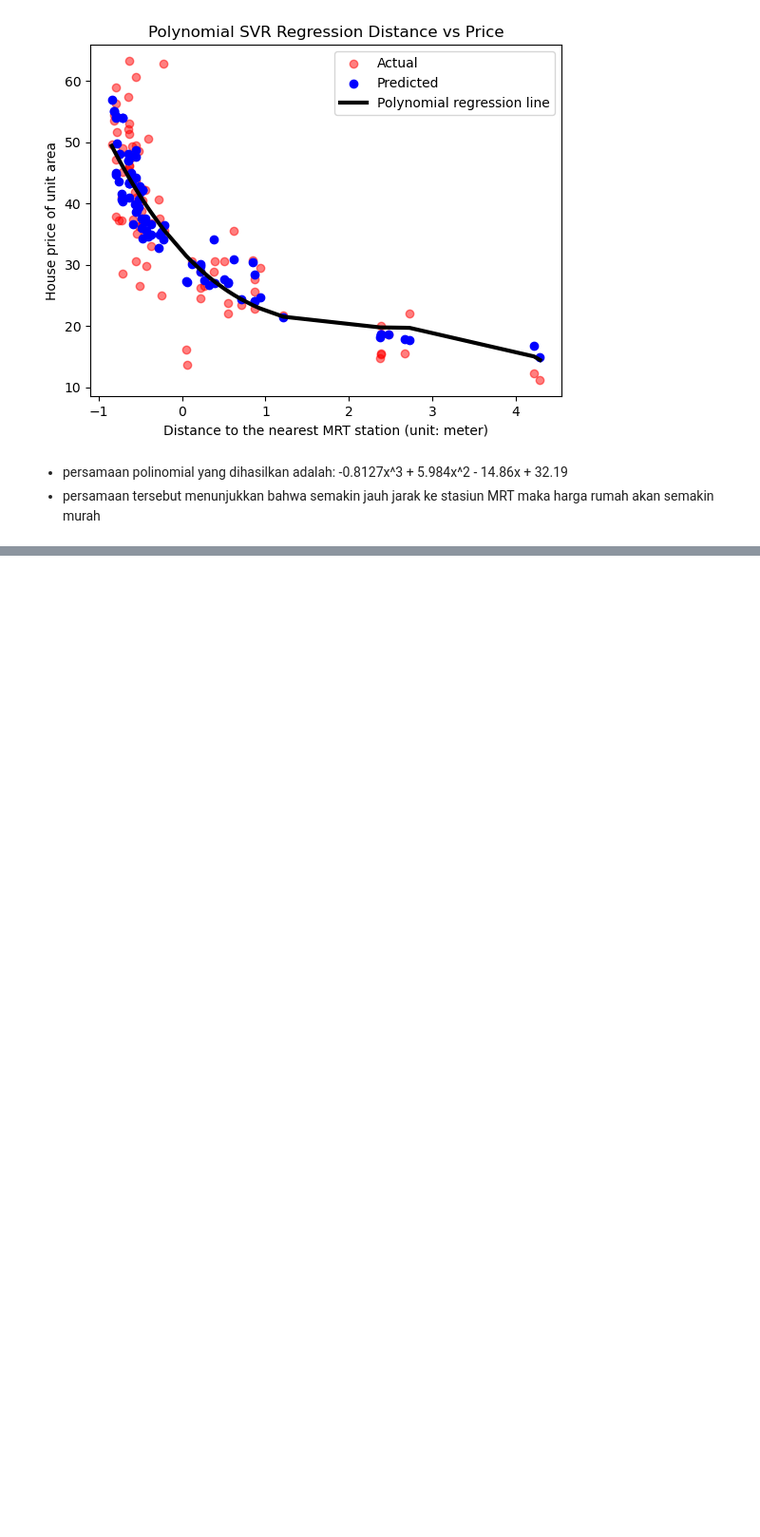
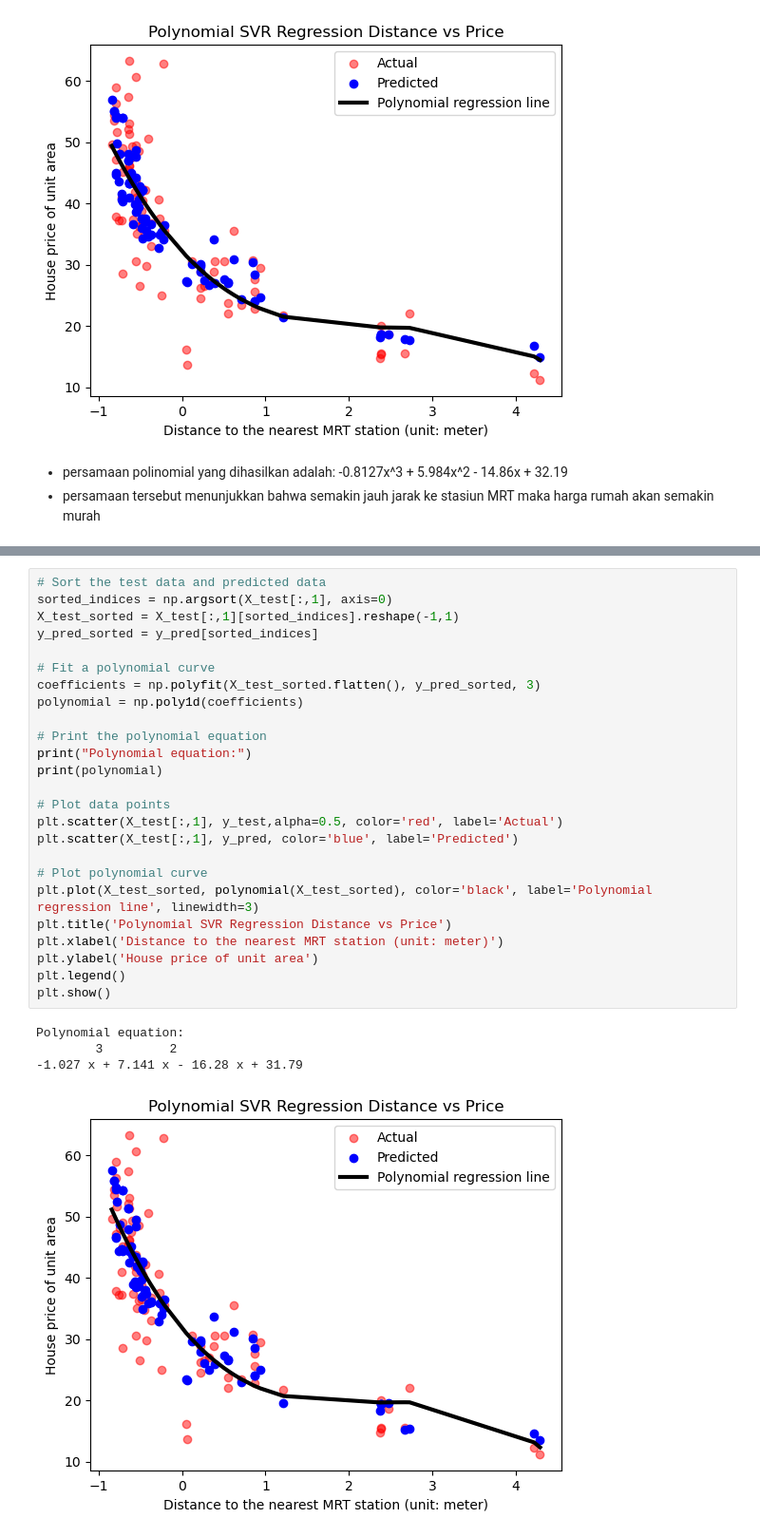
Before and after one commit to Ivan027void/Tugas-2-ML, a Jupyter notebook: 21080107010027_SVR.ipynb, the cells around one changed output, grey strips where cells are left out. Shown: that part at 95% size. Drawn from its saved outputs; the diff is of its cells as text; blank space fills up the shorter version.

```diff
--- a/21080107010027_SVR.ipynb
+++ b/21080107010027_SVR.ipynb
@@ -274,0 +327,30 @@ Polynomial equation:
+# %%
+# Sort the test data and predicted data
+sorted_indices = np.argsort(X_test[:,1], axis=0)
+X_test_sorted = X_test[:,1][sorted_indices].reshape(-1,1)
+y_pred_sorted = y_pred[sorted_indices]
+
+# Fit a polynomial curve
+coefficients = np.polyfit(X_test_sorted.flatten(), y_pred_sorted, 3)
+polynomial = np.poly1d(coefficients)
+
+# Print the polynomial equation
+print("Polynomial equation:")
+print(polynomial)
+
+# Plot data points
+plt.scatter(X_test[:,1], y_test,alpha=0.5, color='red', label='Actual')
+plt.scatter(X_test[:,1], y_pred, color='blue', label='Predicted')
+
+# Plot polynomial curve
+plt.plot(X_test_sorted, polynomial(X_test_sorted), color='black', label='Polynomial regression line', linewidth=3)
+plt.title('Polynomial SVR Regression Distance vs Price')
+plt.xlabel('Distance to the nearest MRT station (unit: meter)')
+plt.ylabel('House price of unit area')
+plt.legend()
+plt.show()
+# %% [output]
+Polynomial equation:
+        3         2
+-1.027 x + 7.141 x - 16.28 x + 31.79
+[figure, added]
```
Also changed, not shown: parts of 3 cells of this notebook.
